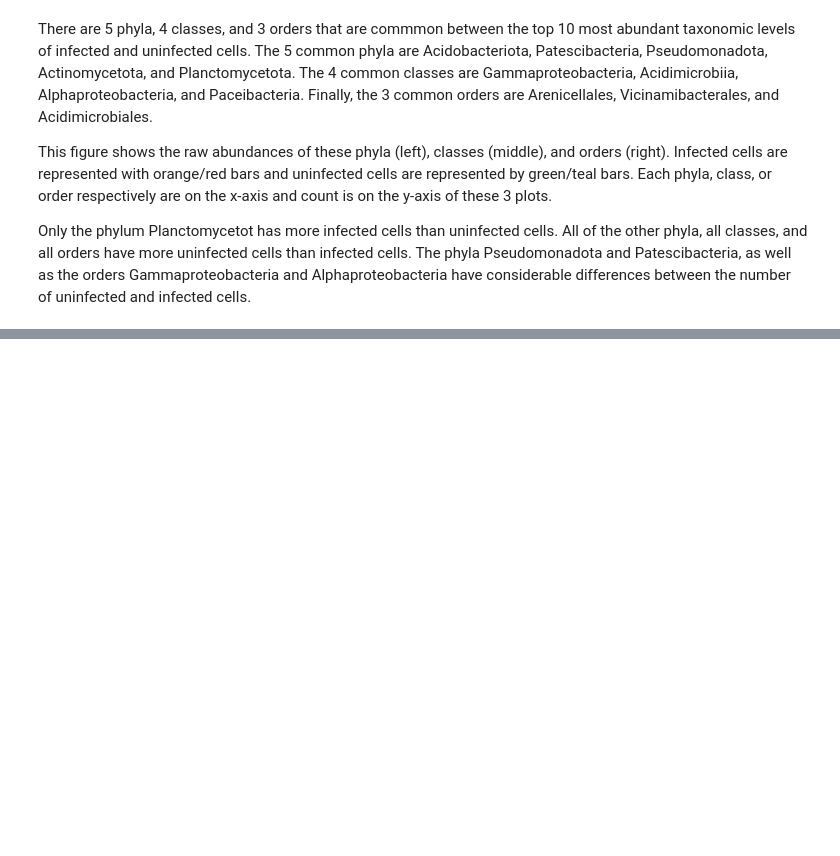
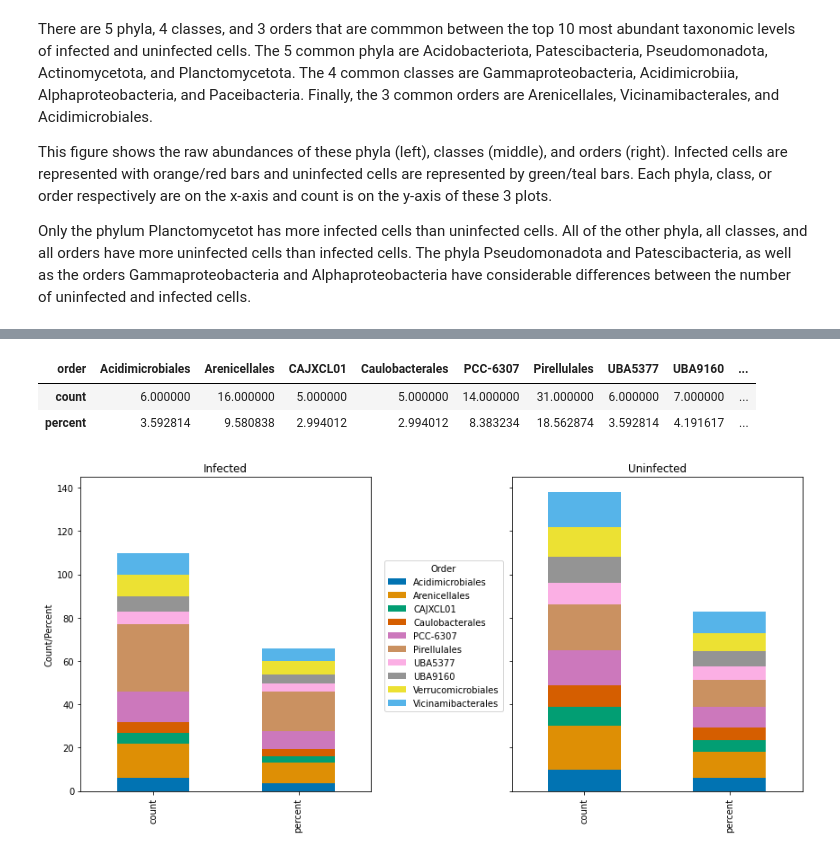
Before and after one commit to mdherring/OMZ_MH_Analysis, a Jupyter notebook: gtdb-tk/01_pm_infected_vs_uninfected_gtdb.ipynb, the cells around one changed output, grey strips where cells are left out. Drawn from its saved outputs; the diff is of its cells as text; code cells hidden in the pictures; blank space fills up the shorter version.

Commit message:
added stacked bar plots

```diff
--- a/gtdb-tk/01_pm_infected_vs_uninfected_gtdb.ipynb
+++ b/gtdb-tk/01_pm_infected_vs_uninfected_gtdb.ipynb
@@ -522,0 +450,38 @@ plt.title('Percent')
+# %%
+virus_tot = len(virus_hosts)
+
+virus_order_plot['percent'] = virus_order_plot['count']/virus_tot*100
+virus_order_plot['type'] = 'infected'
+
+virus_order_plot.reset_index(drop=True, inplace=True)
+virus_order_piv = virus_order_plot.pivot_table(columns='order', values=['count','percent'])
+
+uninfect_order_plot['percent'] = uninfect_order_plot['count']/virus_tot*100
+uninfect_order_plot['type'] = 'uninfected'
+
+uninfect_order_plot.reset_index(drop=True, inplace=True)
+uninfect_order_piv = uninfect_order_plot.pivot_table(columns='order', values=['count','percent'])
+# %% [output]
+| order | Acidimicrobiales | Arenicellales | CAJXCL01 | Caulobacterales | PCC-6307 | Pirellulales | UBA5377 | UBA9160 | ... |
+| count | 6.000000 | 16.000000 | 5.000000 | 5.000000 | 14.000000 | 31.000000 | 6.000000 | 7.000000 | ... |
+| percent | 3.592814 | 9.580838 | 2.994012 | 2.994012 | 8.383234 | 18.562874 | 3.592814 | 4.191617 | ... |
+# %%
+# stacked barplots
+
+fig, axes = plt.subplots(nrows=1, ncols=2, figsize=(12, 6), sharey=True)
+
+sns.set_palette("colorblind")
+
+virus_order_piv.plot.bar(stacked = True, ax=axes[0])
+axes[0].legend(loc='upper center', bbox_to_anchor=(1.25, 0.75), title='Order')
+axes[0].set_ylabel('Count/Percent')
+axes[0].set_title('Infected')
+
+uninfect_order_piv.plot.bar(stacked=True, ax=axes[1])
+axes[1].get_legend().remove()
+axes[1].set_ylabel('Count/Percent')
+axes[1].set_title('Uninfected')
+
+plt.tight_layout()
+# %% [output]
+[figure, added]
```
Also changed, not shown: parts of 10 cells of this notebook.
